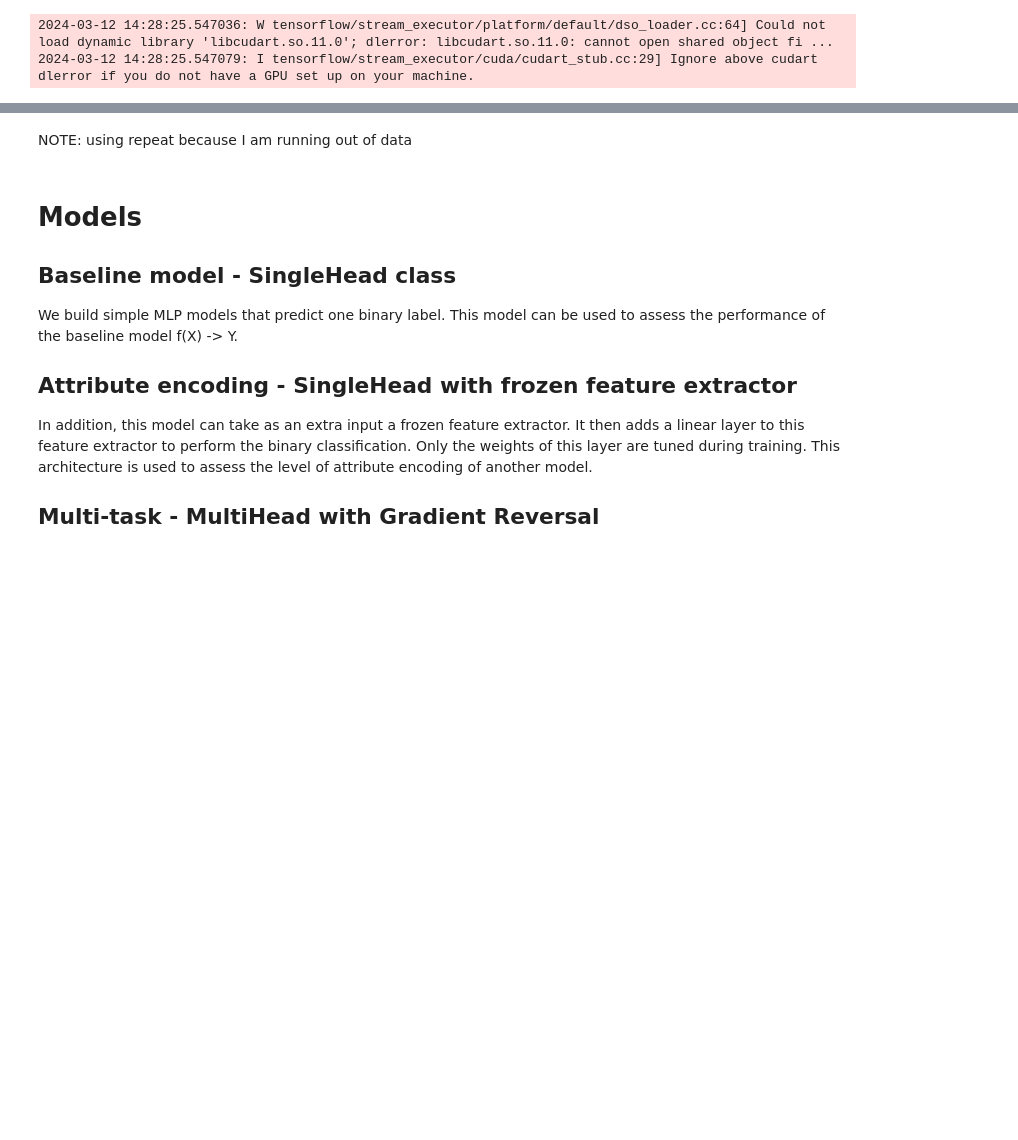
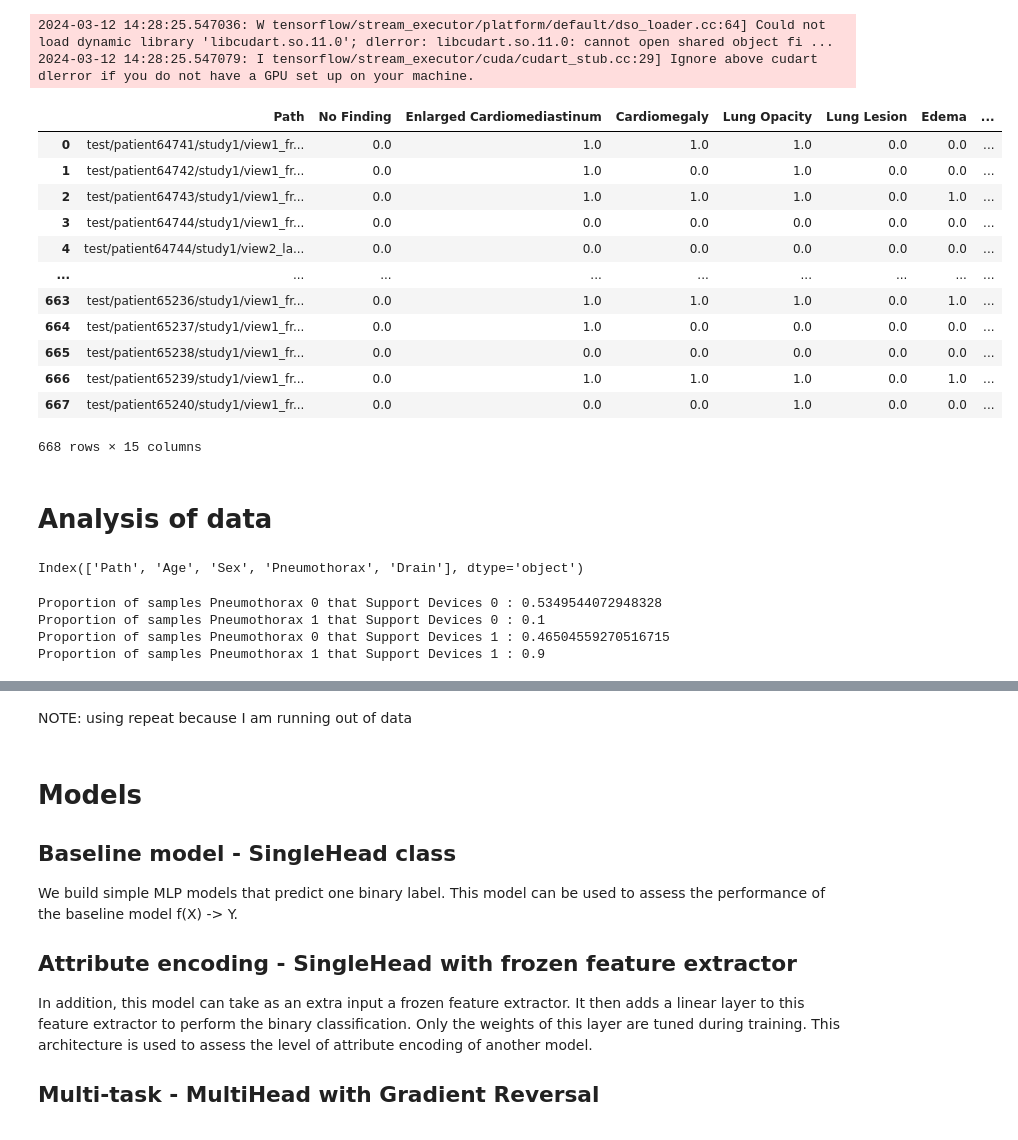
Before and after one commit to katarinakoke/Shortcuts-Problem-in-Medical-Image-Analysis, a Jupyter notebook: shortcuts-chest-xray-main/shortcuts-chest-xray-main/ShorT/ShorT_implementation.ipynb, the cells around one changed output, grey strips where cells are left out. Cells and saved outputs as stored; diff of their text form; code cells hidden in the pictures; blank space fills up the shorter version.

```diff
--- a/shortcuts-chest-xray-main/shortcuts-chest-xray-main/ShorT/ShorT_implementation.ipynb
+++ b/shortcuts-chest-xray-main/shortcuts-chest-xray-main/ShorT/ShorT_implementation.ipynb
@@ -57,3 +57,22 @@ import math
 # %% [output]
 2024-03-12 14:28:25.547036: W tensorflow/stream_executor/platform/default/dso_loader.cc:64] Could not load dynamic library 'libcudart.so.11.0'; dlerror: libcudart.so.11.0: cannot open shared object fi ...
 2024-03-12 14:28:25.547079: I tensorflow/stream_executor/cuda/cudart_stub.cc:29] Ignore above cudart dlerror if you do not have a GPU set up on your machine.
+# %%
+data = pd.read_csv("../../data_shares/purrlab/CheXpert/chexlocalize/CheXpert/test_labels.csv")
+data
+# %% [output]
+|  | Path | No Finding | Enlarged Cardiomediastinum | Cardiomegaly | Lung Opacity | Lung Lesion | Edema | ... |
+| 0 | test/patient64741/study1/view1_fr... | 0.0 | 1.0 | 1.0 | 1.0 | 0.0 | 0.0 | ... |
+| 1 | test/patient64742/study1/view1_fr... | 0.0 | 1.0 | 0.0 | 1.0 | 0.0 | 0.0 | ... |
+| 2 | test/patient64743/study1/view1_fr... | 0.0 | 1.0 | 1.0 | 1.0 | 0.0 | 1.0 | ... |
+| 3 | test/patient64744/study1/view1_fr... | 0.0 | 0.0 | 0.0 | 0.0 | 0.0 | 0.0 | ... |
+| 4 | test/patient64744/study1/view2_la... | 0.0 | 0.0 | 0.0 | 0.0 | 0.0 | 0.0 | ... |
+| ... | ... | ... | ... | ... | ... | ... | ... | ... |
+| 663 | test/patient65236/study1/view1_fr... | 0.0 | 1.0 | 1.0 | 1.0 | 0.0 | 1.0 | ... |
+| 664 | test/patient65237/study1/view1_fr... | 0.0 | 1.0 | 0.0 | 0.0 | 0.0 | 0.0 | ... |
+| 665 | test/patient65238/study1/view1_fr... | 0.0 | 0.0 | 0.0 | 0.0 | 0.0 | 0.0 | ... |
+| 666 | test/patient65239/study1/view1_fr... | 0.0 | 1.0 | 1.0 | 1.0 | 0.0 | 1.0 | ... |
+| 667 | test/patient65240/study1/view1_fr... | 0.0 | 0.0 | 0.0 | 1.0 | 0.0 | 0.0 | ... |
+668 rows × 15 columns
+# %% [markdown]
+# Analysis of data
@@ -59,0 +82,5 @@ import math
+# %%
+#@markdown Explore the dataset
+data.keys()
+# %% [output]
+Index(['Path', 'Age', 'Sex', 'Pneumothorax', 'Drain'], dtype='object')
@@ -59,0 +93,9 @@ import math
+# %%
+for i in [0,1]:
+    for j in [0,1]:
+        compute_proportions(data, "Support Devices", i, "Pneumothorax", j)
+# %% [output]
+Proportion of samples Pneumothorax 0 that Support Devices 0 : 0.5349544072948328
+Proportion of samples Pneumothorax 1 that Support Devices 0 : 0.1
+Proportion of samples Pneumothorax 0 that Support Devices 1 : 0.46504559270516715
+Proportion of samples Pneumothorax 1 that Support Devices 1 : 0.9
```
Also changed, not shown: parts of 15 cells of this notebook.
